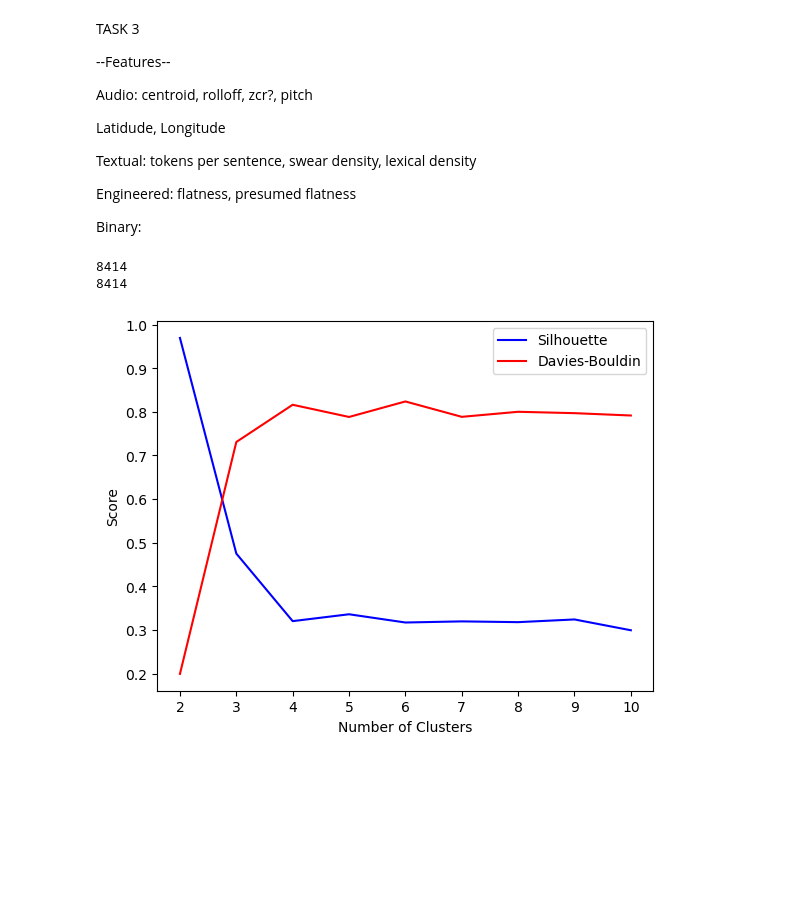
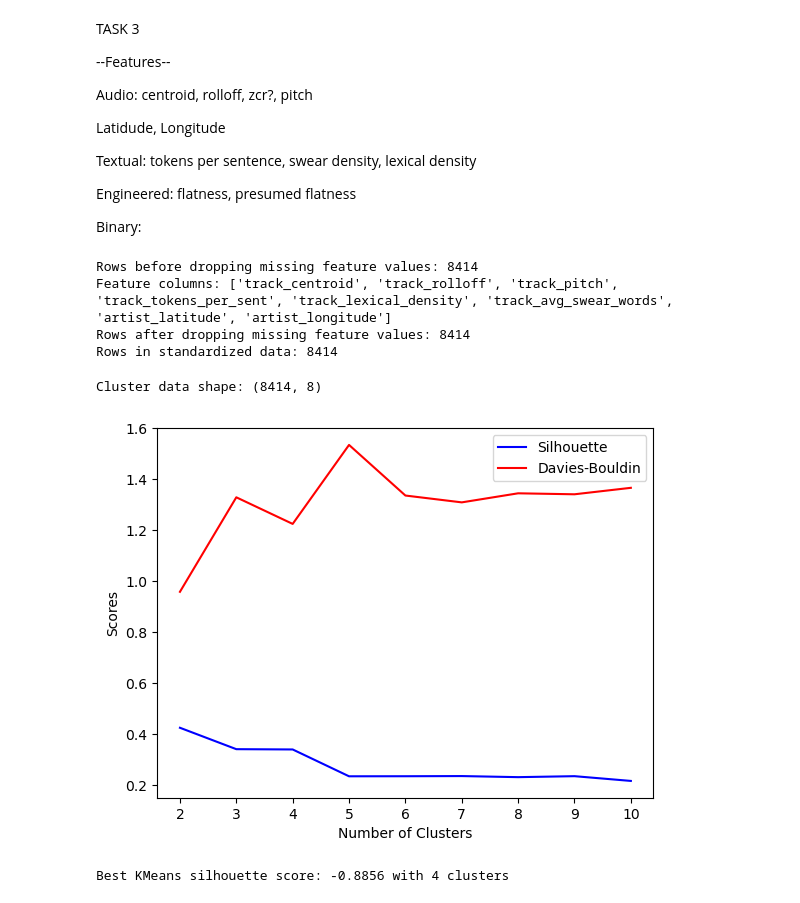
Before and after one commit to Ludovico1104/Progetto-I2ML, a Jupyter notebook: progetto.ipynb, the cells around one changed output. Cells and saved outputs as stored; diff of their text form; code cells hidden in the pictures; blank space fills up the shorter version.

Commit message:
aggiunte analisi clustering

```diff
--- a/progetto.ipynb
+++ b/progetto.ipynb
@@ -544,63 +544,91 @@ Binary:
 # %%
 #standardization
 
-standardized = pd.get_dummies([])
+standardized = pd.DataFrame()
 category_list = {"audio": [], "textual": [], "geo": []}
 category_list["audio"] = ["track_centroid", "track_rolloff", "track_pitch"]
 category_list["textual"] = ["track_tokens_per_sent", "track_lexical_density", "track_avg_swear_words"]
 category_list["geo"] = ["artist_latitude", "artist_longitude"]
 to_standardize = ["textual", "audio"]
 
-print(len(merged))
+print('Rows before dropping missing feature values:', len(merged))
+
+feature_cols = [col for cols in category_list.values() for col in cols]
+print('Feature columns:', feature_cols)
+merged[feature_cols] = merged[feature_cols].apply(pd.to_numeric, errors="coerce")
+merged.dropna(subset=feature_cols, inplace=True)
+
+print('Rows after dropping missing feature values:', len(merged))
 
 for cat, cols in category_list.items():
     for col_name in cols:
-        merged.dropna(subset=[col_name], inplace=True)
         if cat in to_standardize:
             standardized[col_name] = (merged[col_name] - merged[col_name].mean()) / merged[col_name].std()
             #print(f"{col_name}: mean={standardized[col_name].mean():.2f}, std={standardized[col_name].std():.2f}")
         else:
             standardized[col_name] = merged[col_name]
 
-print(len(merged))
+print('Rows in standardized data:', len(standardized))
 
 n_plots = 2
-category = "textual"
+chosen_category = "textual"
 # %% [output]
-8414
-8414
+Rows before dropping missing feature values: 8414
+Feature columns: ['track_centroid', 'track_rolloff', 'track_pitch', 'track_tokens_per_sent', 'track_lexical_density', 'track_avg_swear_words', 'artist_latitude', 'artist_longitude']
+Rows after dropping missing feature values: 8414
+Rows in standardized data: 8414
 # %%
 from sklearn.cluster import KMeans, DBSCAN
 from sklearn import metrics
 # %%
-silhouettes = []
-dbs = []
+silhouettes_kmeans = []
+dbs_kmeans = []
 clusterMIN = 2
 clusterMAX = 10
+best_silhouette_kmeans = -np.inf
+best_labels_kmeans = None
+
+#cluster_data = standardized[category_list[category]]
+cluster_data = standardized[[col for cols in category_list.values() for col in cols]]
+print('Cluster data shape:', cluster_data.shape)
 
 for n_clusters in range(clusterMIN, clusterMAX + 1):
 
     kmeans = KMeans(n_clusters=n_clusters, n_init=10, max_iter=300)
 
-    kmeans.fit(standardized[category_list[category]])
+    kmeans.fit(cluster_data)
 
     #unique_values, counts = np.unique(kmeans.labels_, return_counts=True)
     #print('Distinct entries count:', len(unique_values))
     #print('Unique values:', unique_values)
     #print('Counts per value:', counts)
 
-    silhouettes.append(metrics.silhouette_score(standardized[category_list[category]], kmeans.labels_))
-    dbs.append(metrics.davies_bouldin_score(standardized[category_list[category]], kmeans.labels_))
+    current_silhouette = metrics.silhouette_score(cluster_data, kmeans.labels_) - metrics.davies_bouldin_score(cluster_data, kmeans.labels_)
+    if current_silhouette > best_silhouette_kmeans and n_clusters > 2:
+        best_silhouette_kmeans = current_silhouette
+        best_labels_kmeans = kmeans.labels_
+        best_n_clusters_kmeans = n_clusters
+
+    silhouettes_kmeans.append(metrics.silhouette_score(cluster_data, kmeans.labels_))
+    dbs_kmeans.append(metrics.davies_bouldin_score(cluster_data, kmeans.labels_))
+
+
+
     #print('SSE %s' % kmeans.inertia_)
-    #print('Silhouette %s' % silhouettes)
-    #print('Separation %s' % DBS)
+    #print('Silhouette %s' % silhouettes_kmeans)
+    #print('Separation %s' % dbs_kmeans)
 
-plt.plot(range(clusterMIN, clusterMAX + 1), silhouettes, label='Silhouette', color='blue')
-plt.plot(range(clusterMIN, clusterMAX + 1), dbs, label='Davies-Bouldin', color='red')
+plt.plot(range(clusterMIN, clusterMAX + 1), silhouettes_kmeans, label='Silhouette', color='blue')
+plt.plot(range(clusterMIN, clusterMAX + 1), dbs_kmeans, label='Davies-Bouldin', color='red')
 plt.xlabel('Number of Clusters')
-plt.ylabel('Score')
+plt.ylabel('Scores')
 plt.legend()
 plt.show()
 # %% [output]
+Cluster data shape: (8414, 8)
-[figure, old version]
+[figure, new version]
+# %%
+print(f"Best KMeans silhouette score: {best_silhouette_kmeans:.4f} with {best_n_clusters_kmeans} clusters")
+# %% [output]
+Best KMeans silhouette score: -0.8856 with 4 clusters
 # %%
```
Also changed, not shown: parts of 4 cells of this notebook.
